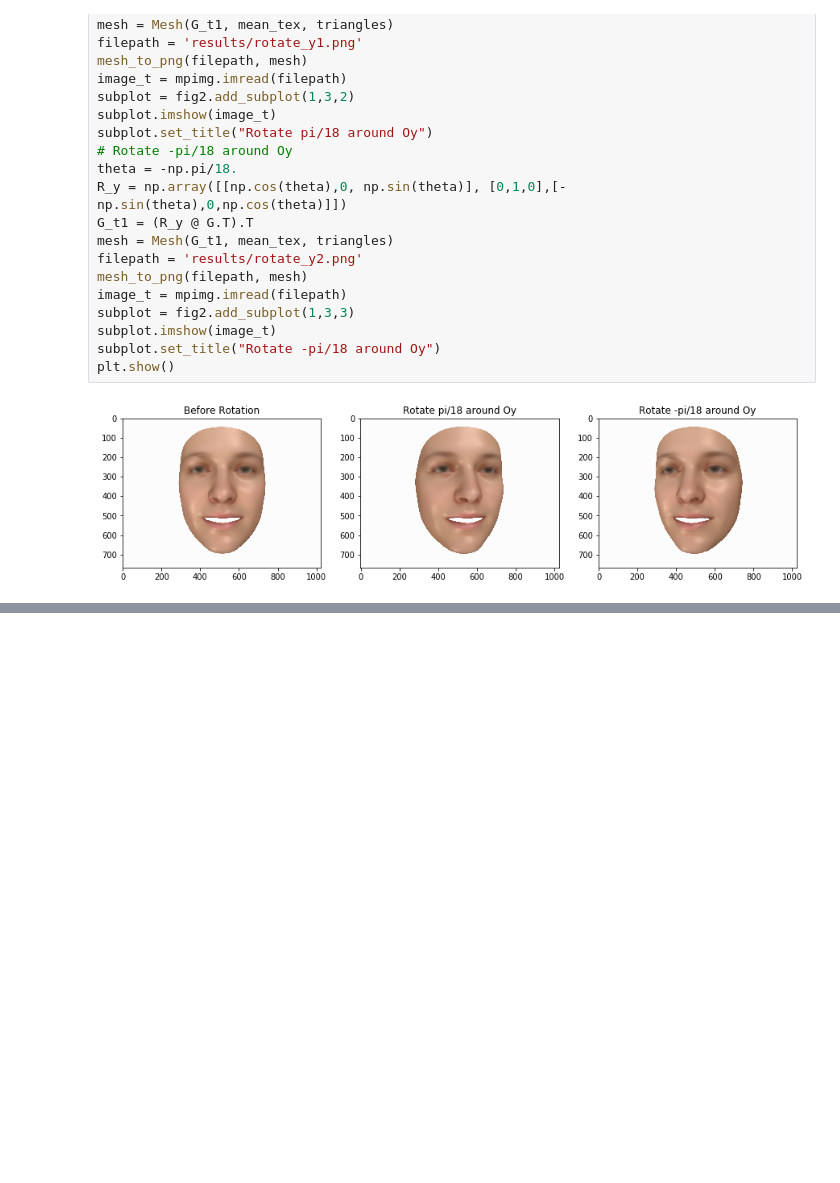
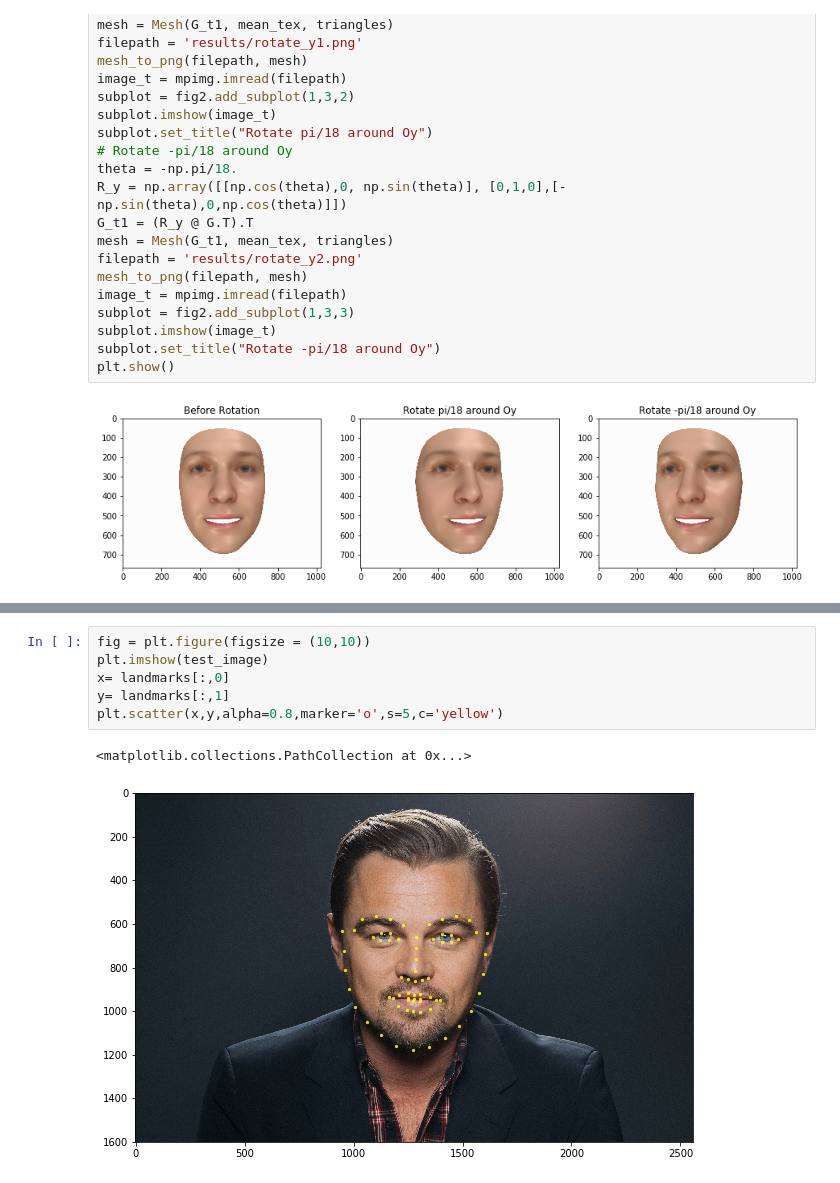
Before and after one commit to vincentwen1995/Computer-Vision-2, a Jupyter notebook: Assignment3/main.ipynb, the cells around one changed output, grey strips where cells are left out. Drawn from its saved outputs; the diff is of its cells as text; blank space fills up the shorter version.

```diff
--- a/Assignment3/main.ipynb
+++ b/Assignment3/main.ipynb
@@ -111,0 +108,9 @@ RuntimeError: Unable to open shape_predictor_68_face_landmarks.dat
+# %%
+fig = plt.figure(figsize = (10,10))
+plt.imshow(test_image)
+x= landmarks[:,0]
+y= landmarks[:,1]
+plt.scatter(x,y,alpha=0.8,marker='o',s=5,c='yellow')
+# %% [output]
+<matplotlib.collections.PathCollection at 0x...>
+[figure, added]
```
Also changed, not shown: parts of 11 cells of this notebook, 7 other files.
